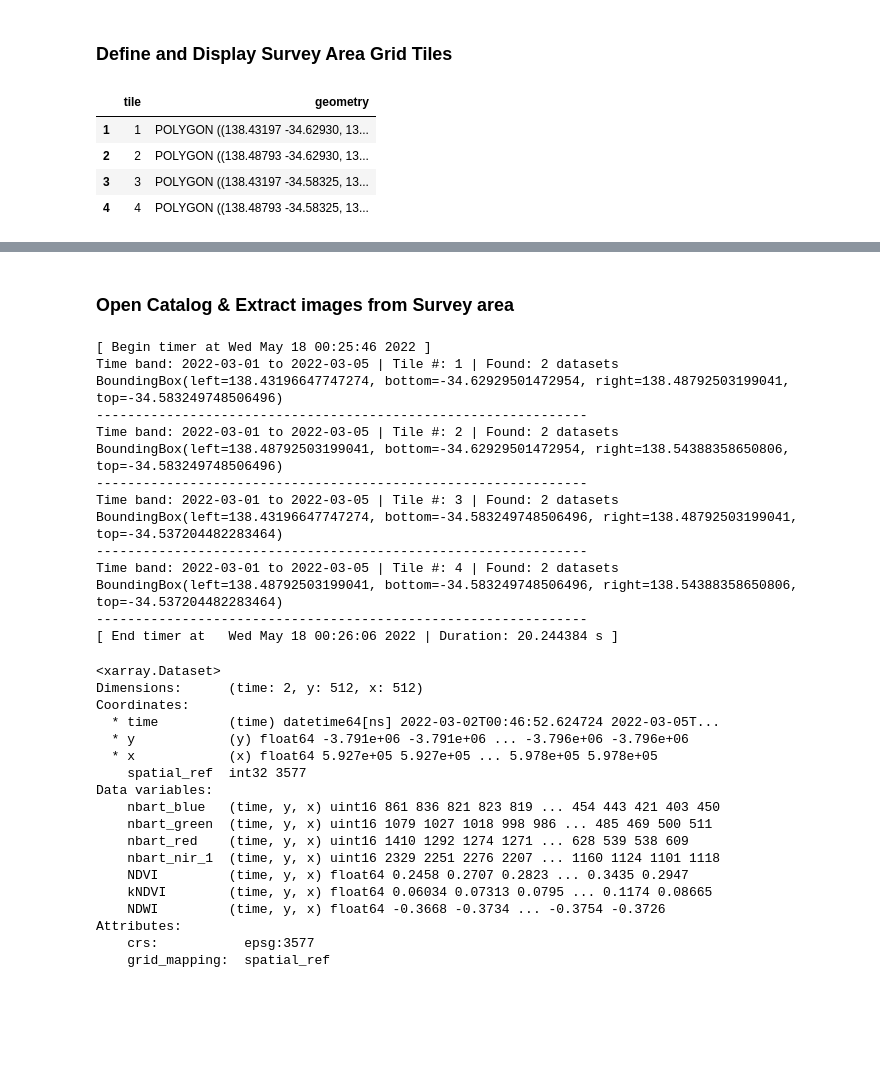
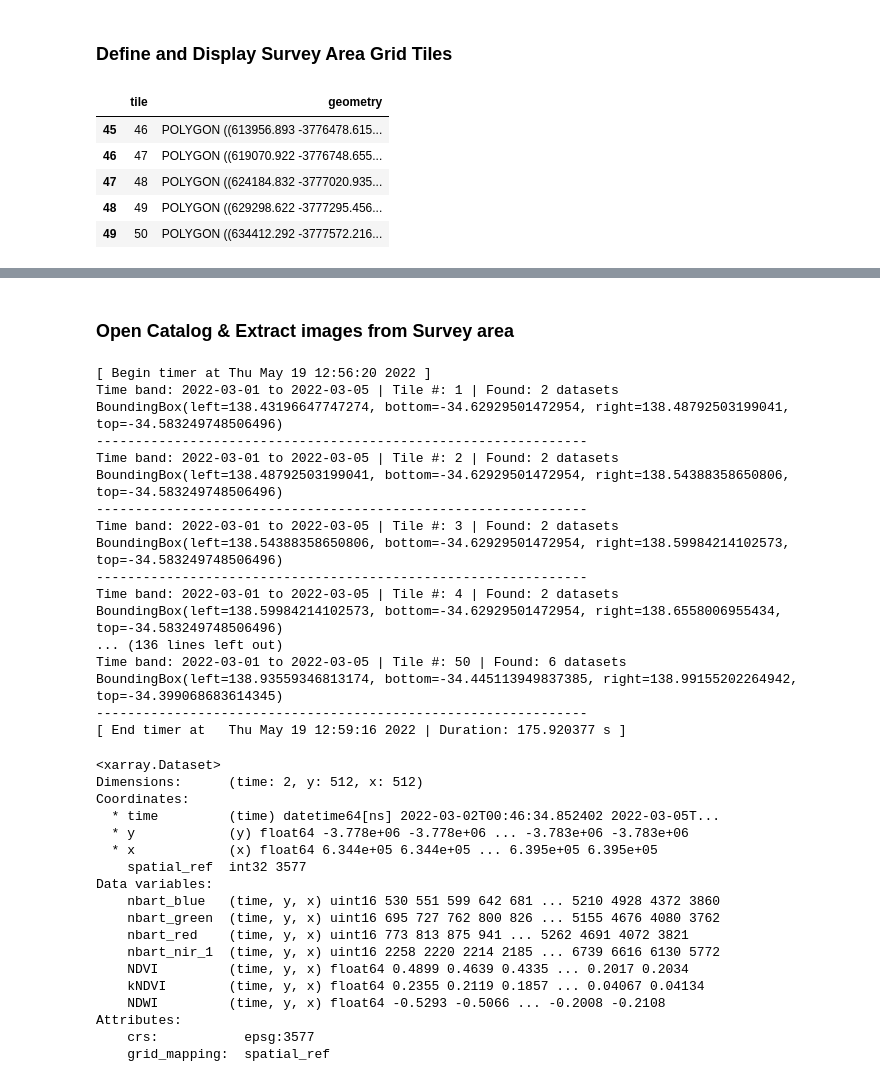
Before and after one commit to ascidian-ai/DEA_MultiSpectralImageTools, a Jupyter notebook: notebooks/DEA_ExtractSentinel.ipynb, the cells around one changed output, grey strips where cells are left out. Drawn from its saved outputs; the diff is of its cells as text; code cells hidden in the pictures; blank space fills up the shorter version.

Commit message:
align all data files generated to EPSG:3577
Tweaks and cleanup of various code. align all data files generated to EPSG:3577

```diff
--- a/notebooks/DEA_ExtractSentinel.ipynb
+++ b/notebooks/DEA_ExtractSentinel.ipynb
@@ -43,7 +43,7 @@ dea_fns = DEA_HelperFunctions()
 basepath = "../datasets/Sentinel2withIndices_"
 fileextn = ".pkl"
 
-filespecifier = "PortGawlerBeachSA_2022_Mar"
+filespecifier = "PortGawlerBeachSA_2022_Mar_10x5_"
 
 # Survey Area origin point
 survey_origin = [138.43196647747274, -34.62929501472954 ] # PortGawlerBeach, SA
@@ -58,7 +58,7 @@ epsg3577 = 'epsg:3577'            # EPSG:3577 | GDA94 / Australian Albers projec
 resolution_int = 10 # where each pixel is of 10m x 10m resolution
 resolution = (-resolution_int,resolution_int) # where each pixel is of 10m x 10m resolution
 survey_tilesize = (5120,5120)     # size of each tile in metres
-survey_tiles = (2,2)              # number of horizontal and vertical tiles change to 10,5 for final run
+survey_tiles = (10,5)              # number of horizontal and vertical tiles change to 10,5 for final run
 
 survey_tilesize_pixels = tuple(int(ti/resolution_int) for ti in survey_tilesize)
 print(survey_tilesize_pixels)
@@ -81,27 +81,27 @@ additional_bands = ['NDVI','kNDVI','NDWI']
 # %%
 # Subdivide survey area into tiles
 surveyarea_polygons = dea_fns.calc_surveyarea_polygons( origin=survey_origin,
                                                        tileresolution=survey_tilesize,
                                                        numtiles=survey_tiles)
 # Add polygons to geodataframe
 gdf_surveyarea = gpd.GeoDataFrame(columns=["tile", "geometry"], crs=epsg4326)
 
-tilenum = 0
-for surveyarea_polygon in surveyarea_polygons:
-    tilenum +=1
-    gdf_surveyarea.loc[tilenum] = (tilenum,surveyarea_polygon)
+gdf_surveyarea['geometry'] = surveyarea_polygons
+gdf_surveyarea['tile'] = range(1, len(gdf_surveyarea) + 1)
+gdf_surveyarea.to_crs(epsg3577, inplace=True)
 
 # Save data set to pickle file
 saveDataset(basepath + filespecifier + "_tilepolygons" + fileextn, gdf_surveyarea)
 
 # display Tile areas
 gdf_surveyarea.tail(5)
 # %% [output]
 |  | tile | geometry |
-| 1 | 1 | POLYGON ((138.43197 -34.62930, 13... |
-| 2 | 2 | POLYGON ((138.48793 -34.62930, 13... |
-| 3 | 3 | POLYGON ((138.43197 -34.58325, 13... |
-| 4 | 4 | POLYGON ((138.48793 -34.58325, 13... |
+| 45 | 46 | POLYGON ((613956.893 -3776478.615... |
+| 46 | 47 | POLYGON ((619070.922 -3776748.655... |
+| 47 | 48 | POLYGON ((624184.832 -3777020.935... |
+| 48 | 49 | POLYGON ((629298.622 -3777295.456... |
+| 49 | 50 | POLYGON ((634412.292 -3777572.216... |
 # %%
 map_zoom_level = 9
 map_centroid = survey_origin.reverse() # swap lat and long
@@ -171,7 +171,7 @@ end_timer(stime)
 # Save data set to pickle file
 saveDataset(basepath + filespecifier + fileextn, surveyarea_ds)
 # %% [output]
-[ Begin timer at Wed May 18 00:25:46 2022 ]
+[ Begin timer at Thu May 19 12:56:20 2022 ]
 Time band: 2022-03-01 to 2022-03-05 | Tile #: 1 | Found: 2 datasets
 BoundingBox(left=138.43196647747274, bottom=-34.62929501472954, right=138.48792503199041, top=-34.583249748506496)
 ---------------------------------------------------------------
@@ -179,30 +179,33 @@ Time band: 2022-03-01 to 2022-03-05 | Tile #: 2 | Found: 2 datasets
 BoundingBox(left=138.48792503199041, bottom=-34.62929501472954, right=138.54388358650806, top=-34.583249748506496)
 ---------------------------------------------------------------
 Time band: 2022-03-01 to 2022-03-05 | Tile #: 3 | Found: 2 datasets
-BoundingBox(left=138.43196647747274, bottom=-34.583249748506496, right=138.48792503199041, top=-34.537204482283464)
+BoundingBox(left=138.54388358650806, bottom=-34.62929501472954, right=138.59984214102573, top=-34.583249748506496)
 ---------------------------------------------------------------
 Time band: 2022-03-01 to 2022-03-05 | Tile #: 4 | Found: 2 datasets
-BoundingBox(left=138.48792503199041, bottom=-34.583249748506496, right=138.54388358650806, top=-34.537204482283464)
+BoundingBox(left=138.59984214102573, bottom=-34.62929501472954, right=138.6558006955434, top=-34.583249748506496)
+... (136 lines left out)
+Time band: 2022-03-01 to 2022-03-05 | Tile #: 50 | Found: 6 datasets
+BoundingBox(left=138.93559346813174, bottom=-34.445113949837385, right=138.99155202264942, top=-34.399068683614345)
 ---------------------------------------------------------------
-[ End timer at   Wed May 18 00:26:06 2022 | Duration: 20.244384 s ]
+[ End timer at   Thu May 19 12:59:16 2022 | Duration: 175.920377 s ]
 # %%
 print(ds)        # show data structure of last extract
 # %% [output]
 <xarray.Dataset>
 Dimensions:      (time: 2, y: 512, x: 512)
 Coordinates:
-  * time         (time) datetime64[ns] 2022-03-02T00:46:52.624724 2022-03-05T...
-  * y            (y) float64 -3.791e+06 -3.791e+06 ... -3.796e+06 -3.796e+06
-  * x            (x) float64 5.927e+05 5.927e+05 ... 5.978e+05 5.978e+05
+  * time         (time) datetime64[ns] 2022-03-02T00:46:34.852402 2022-03-05T...
+  * y            (y) float64 -3.778e+06 -3.778e+06 ... -3.783e+06 -3.783e+06
+  * x            (x) float64 6.344e+05 6.344e+05 ... 6.395e+05 6.395e+05
     spatial_ref  int32 3577
 Data variables:
-    nbart_blue   (time, y, x) uint16 861 836 821 823 819 ... 454 443 421 403 450
-    nbart_green  (time, y, x) uint16 1079 1027 1018 998 986 ... 485 469 500 511
-    nbart_red    (time, y, x) uint16 1410 1292 1274 1271 ... 628 539 538 609
-    nbart_nir_1  (time, y, x) uint16 2329 2251 2276 2207 ... 1160 1124 1101 1118
-    NDVI         (time, y, x) float64 0.2458 0.2707 0.2823 ... 0.3435 0.2947
-    kNDVI        (time, y, x) float64 0.06034 0.07313 0.0795 ... 0.1174 0.08665
-    NDWI         (time, y, x) float64 -0.3668 -0.3734 ... -0.3754 -0.3726
+    nbart_blue   (time, y, x) uint16 530 551 599 642 681 ... 5210 4928 4372 3860
+    nbart_green  (time, y, x) uint16 695 727 762 800 826 ... 5155 4676 4080 3762
+    nbart_red    (time, y, x) uint16 773 813 875 941 ... 5262 4691 4072 3821
+    nbart_nir_1  (time, y, x) uint16 2258 2220 2214 2185 ... 6739 6616 6130 5772
+    NDVI         (time, y, x) float64 0.4899 0.4639 0.4335 ... 0.2017 0.2034
+    kNDVI        (time, y, x) float64 0.2355 0.2119 0.1857 ... 0.04067 0.04134
+    NDWI         (time, y, x) float64 -0.5293 -0.5066 ... -0.2008 -0.2108
 Attributes:
     crs:           epsg:3577
     grid_mapping:  spatial_ref
```
Also changed, not shown: 2 other files.
